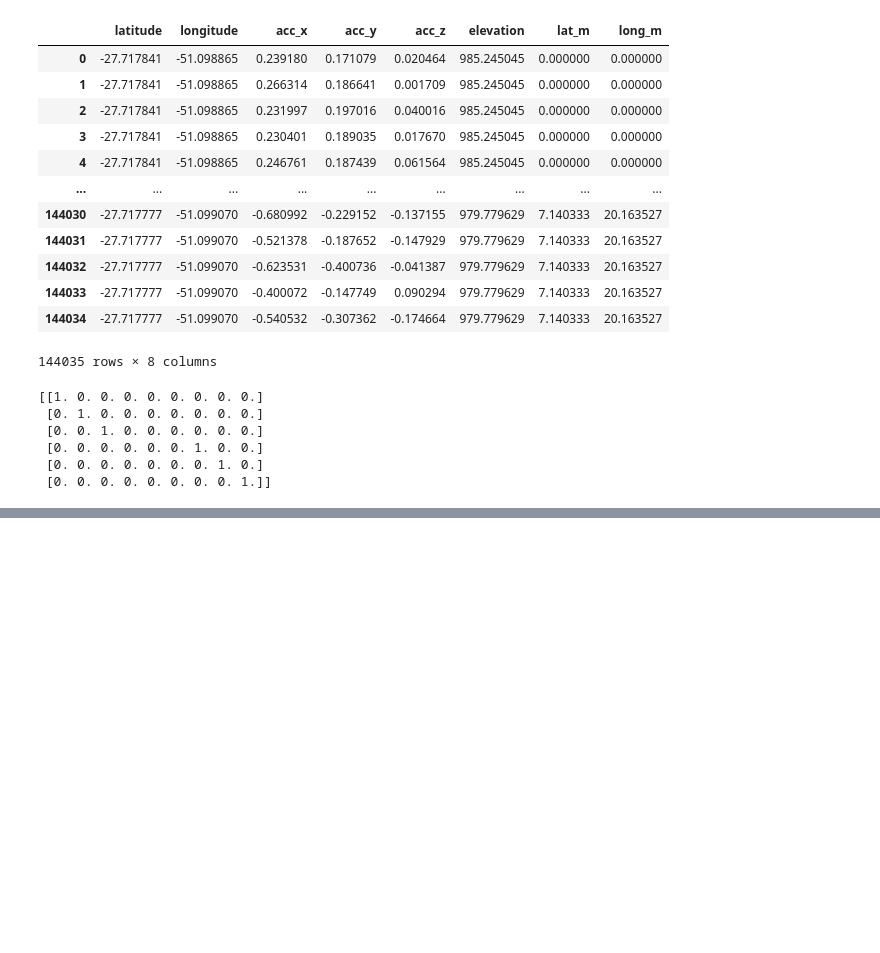
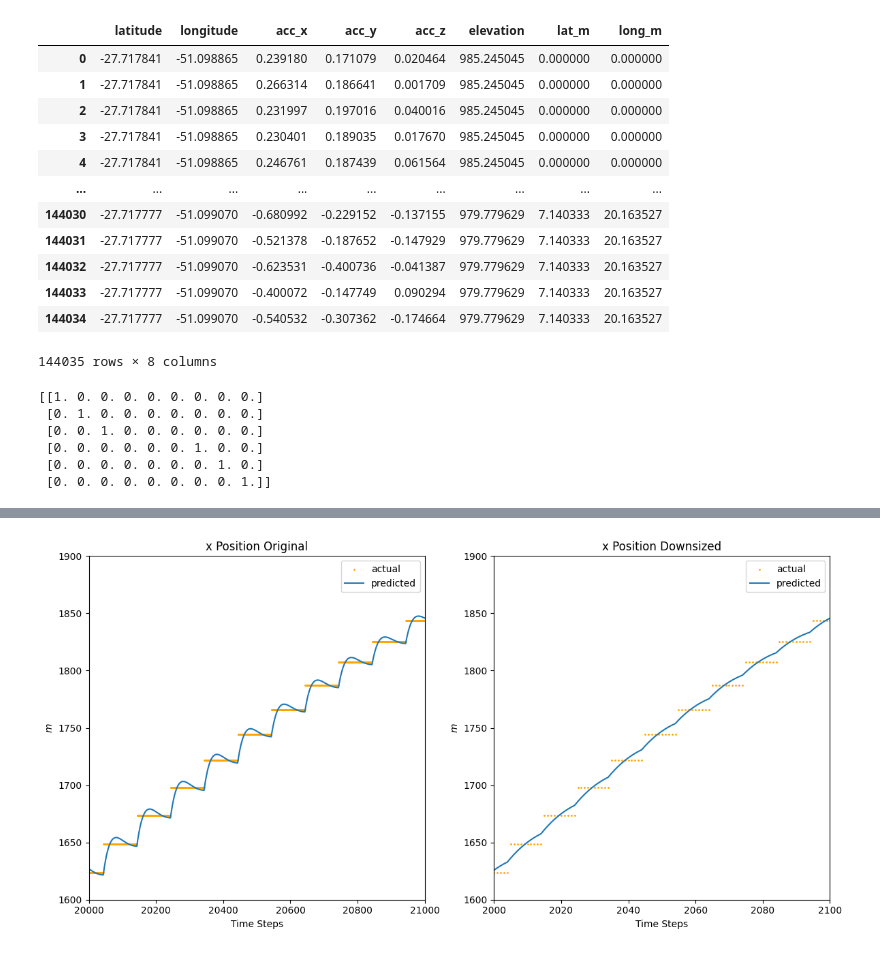
Before and after one commit to binDebug3/CarKalmanFilter, a Jupyter notebook: eliza.ipynb, the cells around one changed output, grey strips where cells are left out. Saved outputs shown, nothing was run; the diff lists cells and outputs as text; code cells hidden in the pictures; blank space fills up the shorter version.

```diff
--- a/eliza.ipynb
+++ b/eliza.ipynb
@@ -419,0 +536,26 @@ plt.show()
+# %%
+fig, ax = plt.subplots(1,2, figsize=(12,6))
+
+ax[0].scatter(range(len(z_original[0])), z_original[0], label='actual', s=1, color='orange')
+ax[0].plot(range(len(est_original[0])), est_original[0], label='predicted')
+ax[0].set_title('x Position Original')
+ax[0].set_ylabel('$m$')
+ax[0].set_xlabel('Time Steps')
+ax[0].legend()
+ax[0].set_xlim(20000, 21000)
+ax[0].set_ylim(1600,1900)
+
+
+ax[1].scatter(range(len(z_cleaned[0])), z_cleaned[0], label='actual', s=1, color='orange')
+ax[1].plot(range(len(est_cleaned[0])), est_cleaned[0], label='predicted')
+ax[1].set_title('x Position Downsized')
+ax[1].set_ylabel('$m$')
+ax[1].set_xlabel('Time Steps')
+ax[1].legend()
+ax[1].set_xlim(2000, 2100)
+ax[1].set_ylim(1600,1900)
+
+plt.tight_layout()
+plt.savefig('figures/kalman_downsize.png', dpi=300)
+# %% [output]
+[figure, added]
```
Also changed, not shown: parts of 17 cells of this notebook, 7 other files.
